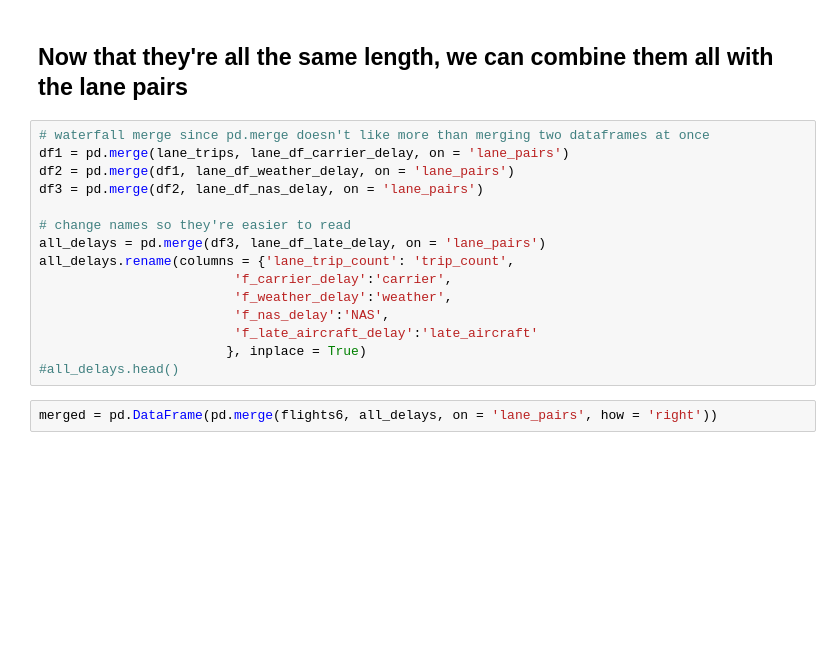
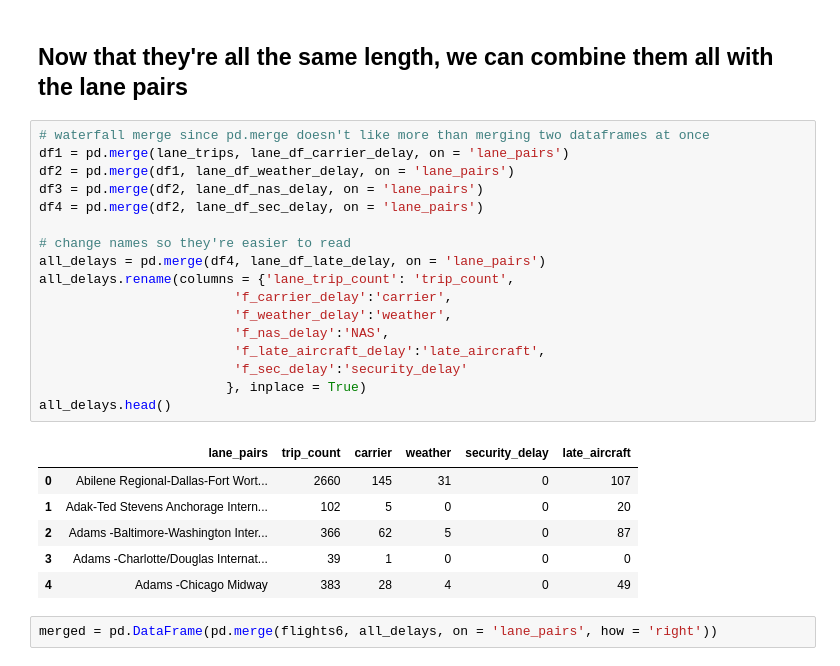
Before and after one commit to DQOfficial/examples, a Jupyter notebook: flight_history.ipynb, the cells around one changed output. Saved outputs shown, nothing was run; the diff lists cells and outputs as text; blank space fills up the shorter version.

```diff
--- a/flight_history.ipynb
+++ b/flight_history.ipynb
@@ -365,18 +343,27 @@ length of late plane delays: 3189
 # %%
 # waterfall merge since pd.merge doesn't like more than merging two dataframes at once
 df1 = pd.merge(lane_trips, lane_df_carrier_delay, on = 'lane_pairs')
 df2 = pd.merge(df1, lane_df_weather_delay, on = 'lane_pairs')
 df3 = pd.merge(df2, lane_df_nas_delay, on = 'lane_pairs')
+df4 = pd.merge(df2, lane_df_sec_delay, on = 'lane_pairs')
 
 # change names so they're easier to read
-all_delays = pd.merge(df3, lane_df_late_delay, on = 'lane_pairs')
+all_delays = pd.merge(df4, lane_df_late_delay, on = 'lane_pairs')
 all_delays.rename(columns = {'lane_trip_count': 'trip_count',
                          'f_carrier_delay':'carrier',
                          'f_weather_delay':'weather',
                          'f_nas_delay':'NAS',
-                         'f_late_aircraft_delay':'late_aircraft'
+                         'f_late_aircraft_delay':'late_aircraft',
+                         'f_sec_delay':'security_delay'
                         }, inplace = True)
-#all_delays.head()
+all_delays.head()
+# %% [output]
+|  | lane_pairs | trip_count | carrier | weather | security_delay | late_aircraft |
+| 0 | Abilene Regional-Dallas-Fort Wort... | 2660 | 145 | 31 | 0 | 107 |
+| 1 | Adak-Ted Stevens Anchorage Intern... | 102 | 5 | 0 | 0 | 20 |
+| 2 | Adams -Baltimore-Washington Inter... | 366 | 62 | 5 | 0 | 87 |
+| 3 | Adams -Charlotte/Douglas Internat... | 39 | 1 | 0 | 0 | 0 |
+| 4 | Adams -Chicago Midway | 383 | 28 | 4 | 0 | 49 |
 # %%
 merged = pd.DataFrame(pd.merge(flights6, all_delays, on = 'lane_pairs', how = 'right'))
 # %%
```
Also changed, not shown: parts of 8 cells of this notebook.
